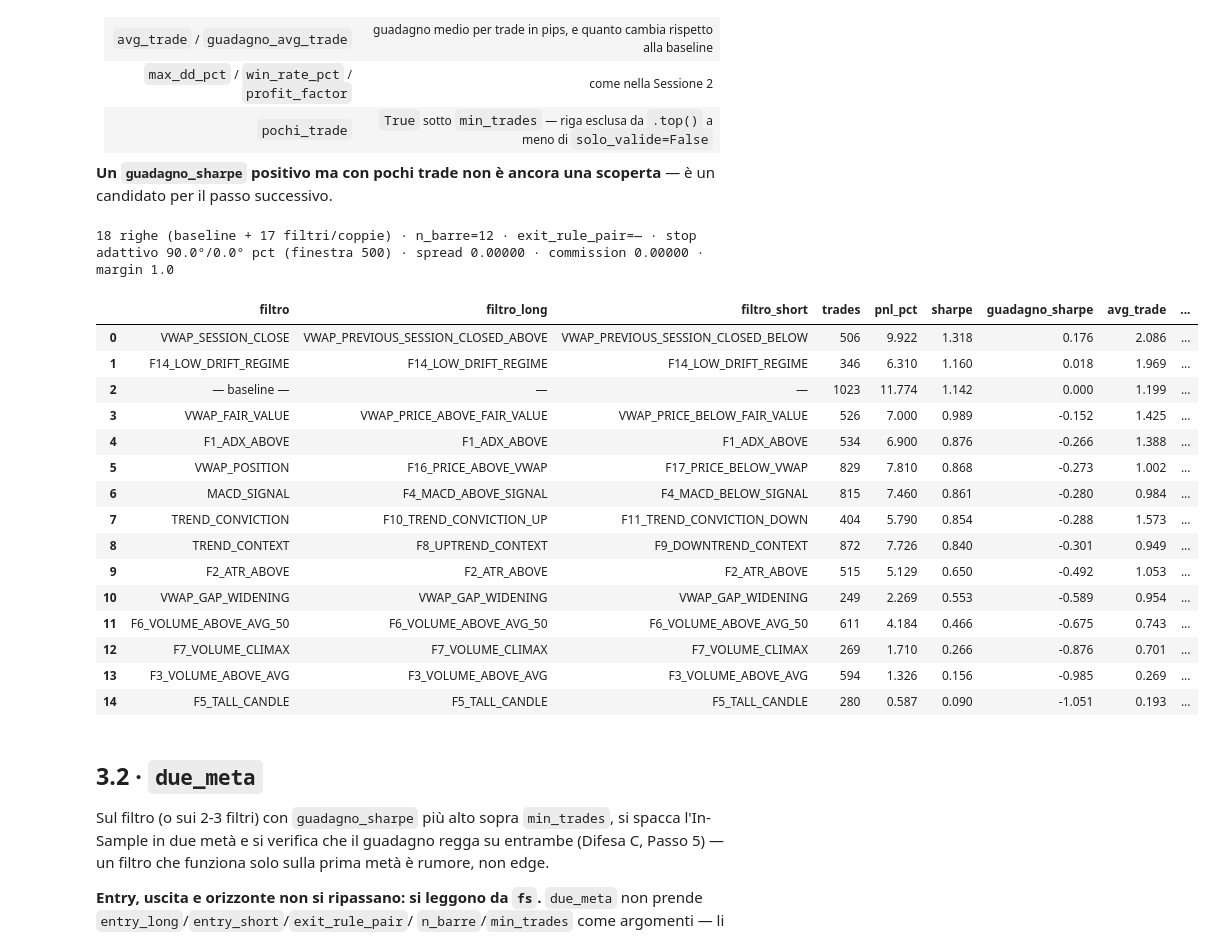
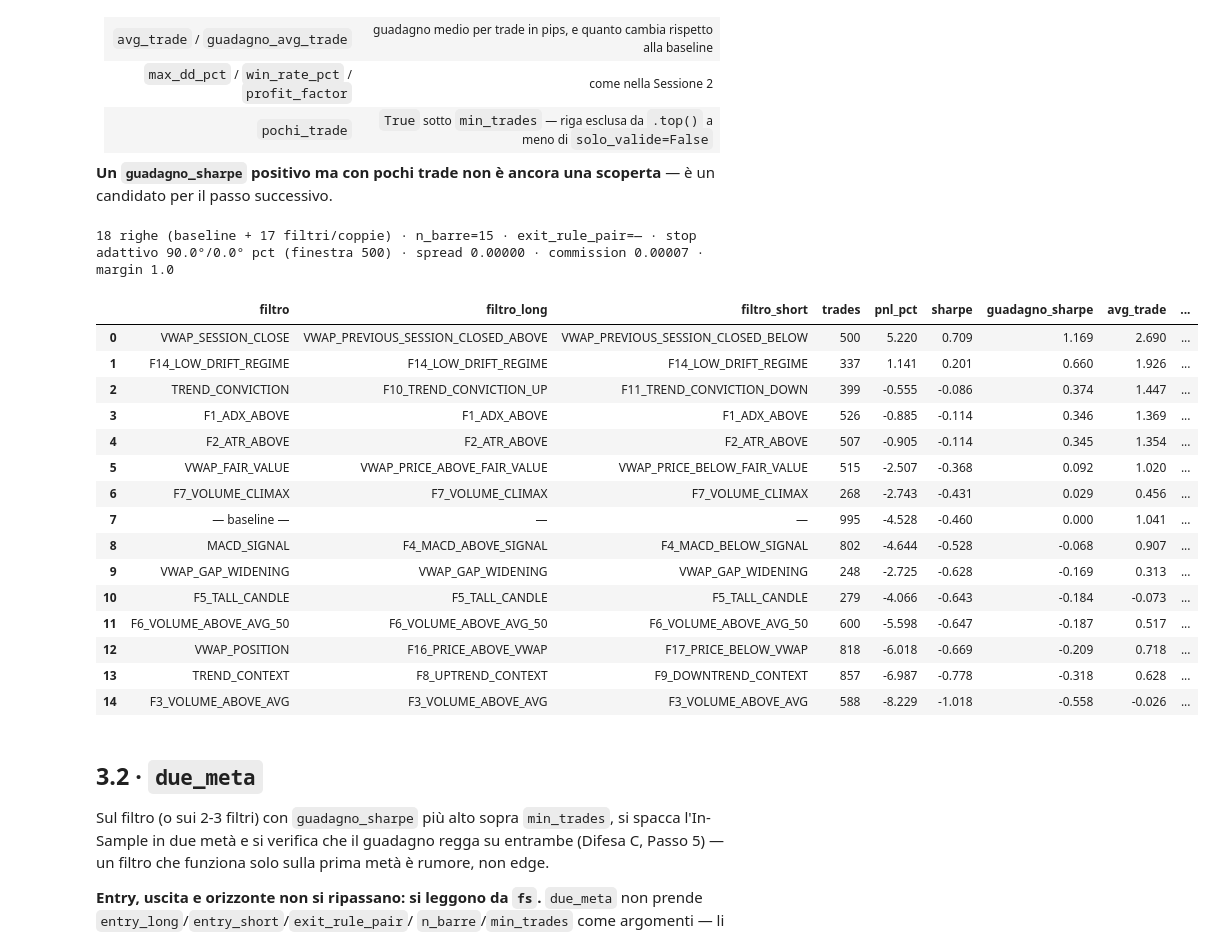
Before and after one commit to matti410/Trading-System-Creator_V4, a Jupyter notebook: Trading_Grid_Search_v4_backtesting.ipynb, the cells around one changed output. Drawn from its saved outputs; the diff is of its cells as text; code cells hidden in the pictures.

```diff
--- a/Trading_Grid_Search_v4_backtesting.ipynb
+++ b/Trading_Grid_Search_v4_backtesting.ipynb
@@ -189,7 +185,7 @@ Ogni linea è una condizione, asse orizzontale le barre dal trigger, verticale l
 
 Guarda la **forma**: sale e prosegue = il movimento continua; sale e si appiattisce = il vantaggio ha una scadenza (è lì l'orizzonte del trade); sale e ridiscende = quello che guadagnavi lo restituisci.
 # %%
-H = 12
+H = 15
 MIN_TRADES = 200
 # %%
 ev = eng.event_study.run_event_study(df_is, horizon=H, min_trades=MIN_TRADES)
@@ -395,32 +394,32 @@ filtri_da_provare = (eng.registry.list_filters(0) +
 # %%
 fs = run_filter_search_bt(
     df_is,
     entry_long="E14_HARAMI_CROSS_CONFIRMED",
     entry_short="E4_SHORT_EMA_CROSS_DOWN",
     exit_rule_pair=None,
     n_barre=H,
     filtri=filtri_da_provare,
-    perc_sl=90.0, perc_tp=0.0, commission=0.0, min_trades=30,
+    perc_sl=90.0, perc_tp=0.0, commission=0.00007, min_trades=30,
 )
 fs.top(15)
 # %% [output]
-18 righe (baseline + 17 filtri/coppie) · n_barre=12 · exit_rule_pair=— · stop adattivo 90.0°/0.0° pct (finestra 500) · spread 0.00000 · commission 0.00000 · margin 1.0
+18 righe (baseline + 17 filtri/coppie) · n_barre=15 · exit_rule_pair=— · stop adattivo 90.0°/0.0° pct (finestra 500) · spread 0.00000 · commission 0.00007 · margin 1.0
 |  | filtro | filtro_long | filtro_short | trades | pnl_pct | sharpe | guadagno_sharpe | avg_trade | ... |
-| 0 | VWAP_SESSION_CLOSE | VWAP_PREVIOUS_SESSION_CLOSED_ABOVE | VWAP_PREVIOUS_SESSION_CLOSED_BELOW | 506 | 9.922 | 1.318 | 0.176 | 2.086 | ... |
-| 1 | F14_LOW_DRIFT_REGIME | F14_LOW_DRIFT_REGIME | F14_LOW_DRIFT_REGIME | 346 | 6.310 | 1.160 | 0.018 | 1.969 | ... |
-| 2 | — baseline — | — | — | 1023 | 11.774 | 1.142 | 0.000 | 1.199 | ... |
-| 3 | VWAP_FAIR_VALUE | VWAP_PRICE_ABOVE_FAIR_VALUE | VWAP_PRICE_BELOW_FAIR_VALUE | 526 | 7.000 | 0.989 | -0.152 | 1.425 | ... |
-| 4 | F1_ADX_ABOVE | F1_ADX_ABOVE | F1_ADX_ABOVE | 534 | 6.900 | 0.876 | -0.266 | 1.388 | ... |
-| 5 | VWAP_POSITION | F16_PRICE_ABOVE_VWAP | F17_PRICE_BELOW_VWAP | 829 | 7.810 | 0.868 | -0.273 | 1.002 | ... |
-| 6 | MACD_SIGNAL | F4_MACD_ABOVE_SIGNAL | F4_MACD_BELOW_SIGNAL | 815 | 7.460 | 0.861 | -0.280 | 0.984 | ... |
-| 7 | TREND_CONVICTION | F10_TREND_CONVICTION_UP | F11_TREND_CONVICTION_DOWN | 404 | 5.790 | 0.854 | -0.288 | 1.573 | ... |
-| 8 | TREND_CONTEXT | F8_UPTREND_CONTEXT | F9_DOWNTREND_CONTEXT | 872 | 7.726 | 0.840 | -0.301 | 0.949 | ... |
-| 9 | F2_ATR_ABOVE | F2_ATR_ABOVE | F2_ATR_ABOVE | 515 | 5.129 | 0.650 | -0.492 | 1.053 | ... |
-| 10 | VWAP_GAP_WIDENING | VWAP_GAP_WIDENING | VWAP_GAP_WIDENING | 249 | 2.269 | 0.553 | -0.589 | 0.954 | ... |
-| 11 | F6_VOLUME_ABOVE_AVG_50 | F6_VOLUME_ABOVE_AVG_50 | F6_VOLUME_ABOVE_AVG_50 | 611 | 4.184 | 0.466 | -0.675 | 0.743 | ... |
-| 12 | F7_VOLUME_CLIMAX | F7_VOLUME_CLIMAX | F7_VOLUME_CLIMAX | 269 | 1.710 | 0.266 | -0.876 | 0.701 | ... |
-| 13 | F3_VOLUME_ABOVE_AVG | F3_VOLUME_ABOVE_AVG | F3_VOLUME_ABOVE_AVG | 594 | 1.326 | 0.156 | -0.985 | 0.269 | ... |
-| 14 | F5_TALL_CANDLE | F5_TALL_CANDLE | F5_TALL_CANDLE | 280 | 0.587 | 0.090 | -1.051 | 0.193 | ... |
+| 0 | VWAP_SESSION_CLOSE | VWAP_PREVIOUS_SESSION_CLOSED_ABOVE | VWAP_PREVIOUS_SESSION_CLOSED_BELOW | 500 | 5.220 | 0.709 | 1.169 | 2.690 | ... |
+| 1 | F14_LOW_DRIFT_REGIME | F14_LOW_DRIFT_REGIME | F14_LOW_DRIFT_REGIME | 337 | 1.141 | 0.201 | 0.660 | 1.926 | ... |
+| 2 | TREND_CONVICTION | F10_TREND_CONVICTION_UP | F11_TREND_CONVICTION_DOWN | 399 | -0.555 | -0.086 | 0.374 | 1.447 | ... |
+| 3 | F1_ADX_ABOVE | F1_ADX_ABOVE | F1_ADX_ABOVE | 526 | -0.885 | -0.114 | 0.346 | 1.369 | ... |
+| 4 | F2_ATR_ABOVE | F2_ATR_ABOVE | F2_ATR_ABOVE | 507 | -0.905 | -0.114 | 0.345 | 1.354 | ... |
+| 5 | VWAP_FAIR_VALUE | VWAP_PRICE_ABOVE_FAIR_VALUE | VWAP_PRICE_BELOW_FAIR_VALUE | 515 | -2.507 | -0.368 | 0.092 | 1.020 | ... |
+| 6 | F7_VOLUME_CLIMAX | F7_VOLUME_CLIMAX | F7_VOLUME_CLIMAX | 268 | -2.743 | -0.431 | 0.029 | 0.456 | ... |
+| 7 | — baseline — | — | — | 995 | -4.528 | -0.460 | 0.000 | 1.041 | ... |
+| 8 | MACD_SIGNAL | F4_MACD_ABOVE_SIGNAL | F4_MACD_BELOW_SIGNAL | 802 | -4.644 | -0.528 | -0.068 | 0.907 | ... |
+| 9 | VWAP_GAP_WIDENING | VWAP_GAP_WIDENING | VWAP_GAP_WIDENING | 248 | -2.725 | -0.628 | -0.169 | 0.313 | ... |
+| 10 | F5_TALL_CANDLE | F5_TALL_CANDLE | F5_TALL_CANDLE | 279 | -4.066 | -0.643 | -0.184 | -0.073 | ... |
+| 11 | F6_VOLUME_ABOVE_AVG_50 | F6_VOLUME_ABOVE_AVG_50 | F6_VOLUME_ABOVE_AVG_50 | 600 | -5.598 | -0.647 | -0.187 | 0.517 | ... |
+| 12 | VWAP_POSITION | F16_PRICE_ABOVE_VWAP | F17_PRICE_BELOW_VWAP | 818 | -6.018 | -0.669 | -0.209 | 0.718 | ... |
+| 13 | TREND_CONTEXT | F8_UPTREND_CONTEXT | F9_DOWNTREND_CONTEXT | 857 | -6.987 | -0.778 | -0.318 | 0.628 | ... |
+| 14 | F3_VOLUME_ABOVE_AVG | F3_VOLUME_ABOVE_AVG | F3_VOLUME_ABOVE_AVG | 588 | -8.229 | -1.018 | -0.558 | -0.026 | ... |
 # %% [markdown]
 ## 3.2 · `due_meta`
 
```
Also changed, not shown: parts of 15 cells of this notebook.
